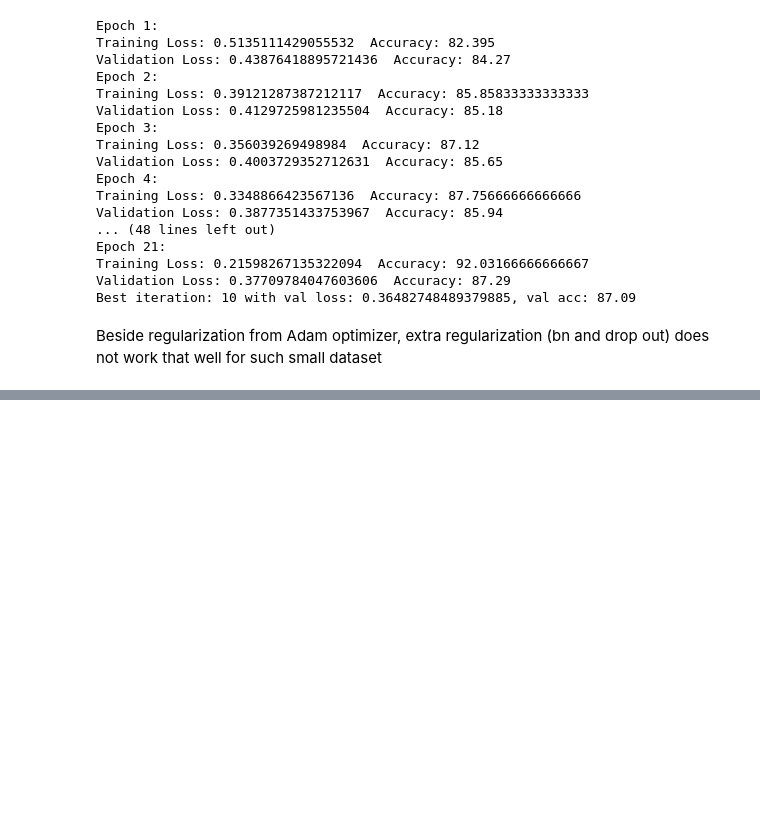
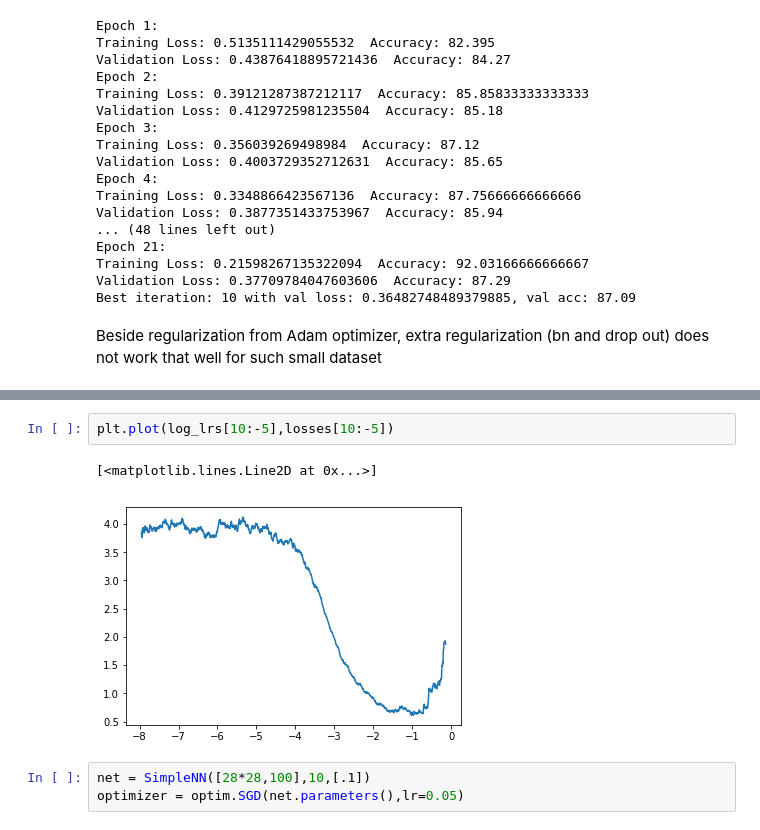
Before and after one commit to anhquan0412/basic_model_scratch, a Jupyter notebook: NN_pytorch.ipynb, the cells around one changed output, grey strips where cells are left out. Cells and saved outputs as stored; diff of their text form; blank space fills up the shorter version.

```diff
--- a/NN_pytorch.ipynb
+++ b/NN_pytorch.ipynb
@@ -301,0 +408,8 @@ Beside regularization from Adam optimizer, extra regularization (bn and drop out
+# %%
+plt.plot(log_lrs[10:-5],losses[10:-5])
+# %% [output]
+[<matplotlib.lines.Line2D at 0x...>]
+[figure, added]
+# %%
+net = SimpleNN([28*28,100],10,[.1])
+optimizer = optim.SGD(net.parameters(),lr=0.05)
```
Also changed, not shown: parts of 20 cells of this notebook, 2 other files.
